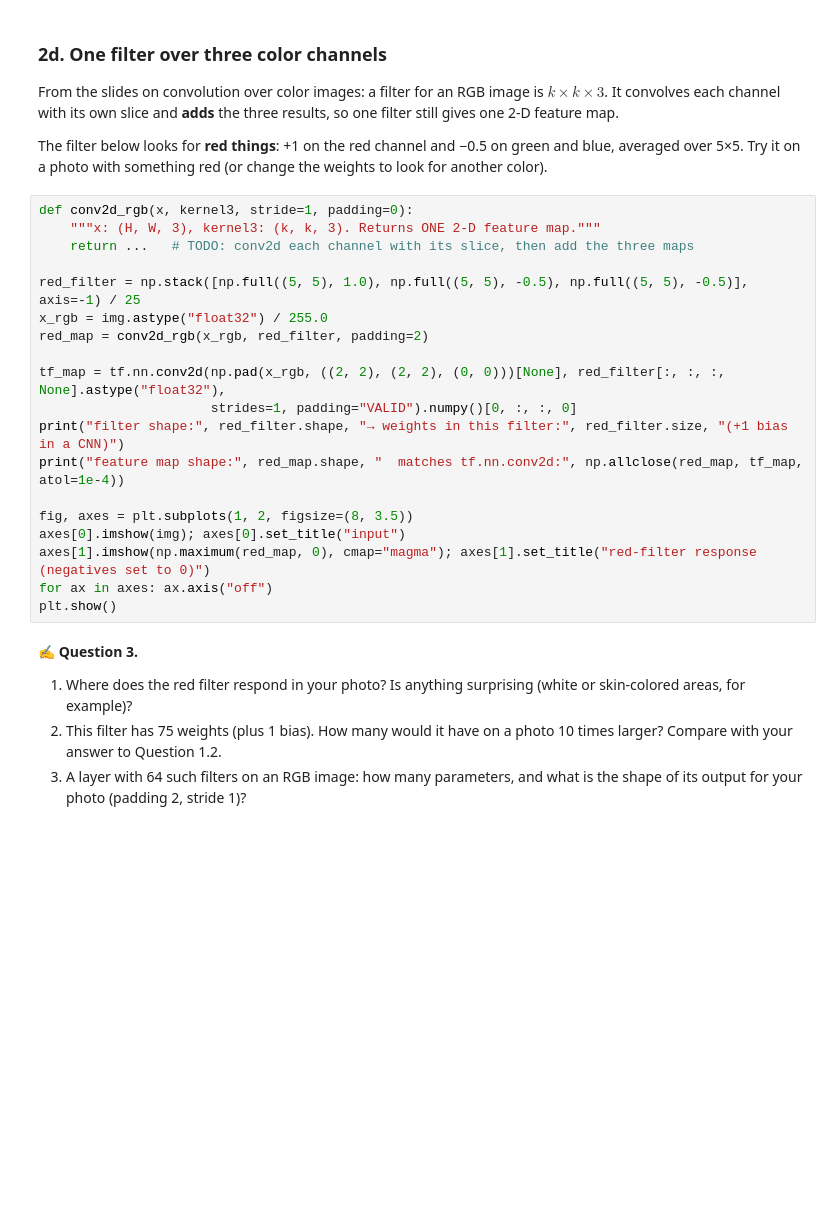
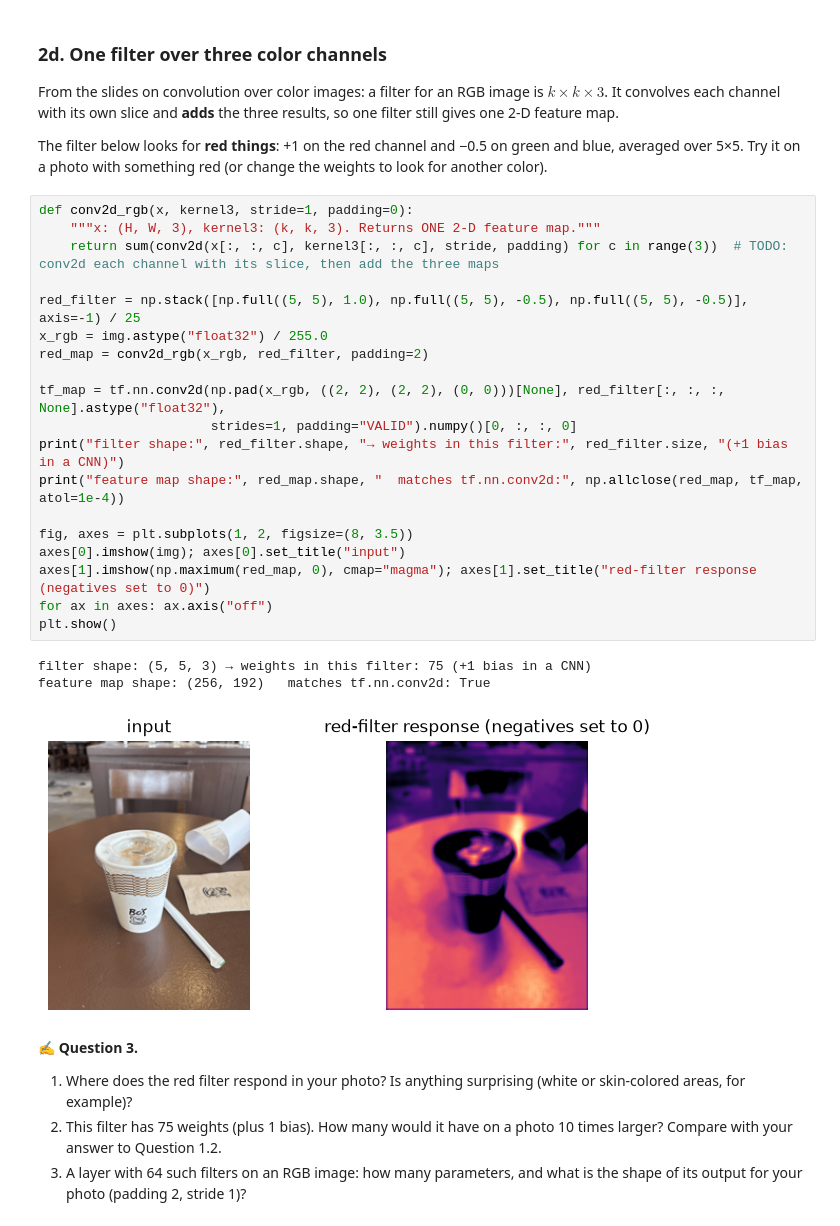
Before and after one commit to mrchuuuu/Tan_CSC173_Lecture03, a Jupyter notebook: CSC173_Lecture03_Deep_Computer_Vision_Demo.ipynb, the cells around one changed output. Saved outputs shown, nothing was run; the diff lists cells and outputs as text; blank space fills up the shorter version.

```diff
--- a/CSC173_Lecture03_Deep_Computer_Vision_Demo.ipynb
+++ b/CSC173_Lecture03_Deep_Computer_Vision_Demo.ipynb
@@ -284,22 +303,26 @@ The filter below looks for **red things**: +1 on the red channel and −0.5 on g
 # %%
 def conv2d_rgb(x, kernel3, stride=1, padding=0):
     """x: (H, W, 3), kernel3: (k, k, 3). Returns ONE 2-D feature map."""
-    return ...   # TODO: conv2d each channel with its slice, then add the three maps
+    return sum(conv2d(x[:, :, c], kernel3[:, :, c], stride, padding) for c in range(3))  # TODO: conv2d each channel with its slice, then add the three maps
 
 red_filter = np.stack([np.full((5, 5), 1.0), np.full((5, 5), -0.5), np.full((5, 5), -0.5)], axis=-1) / 25
 x_rgb = img.astype("float32") / 255.0
 red_map = conv2d_rgb(x_rgb, red_filter, padding=2)
 
 tf_map = tf.nn.conv2d(np.pad(x_rgb, ((2, 2), (2, 2), (0, 0)))[None], red_filter[:, :, :, None].astype("float32"),
                       strides=1, padding="VALID").numpy()[0, :, :, 0]
 print("filter shape:", red_filter.shape, "→ weights in this filter:", red_filter.size, "(+1 bias in a CNN)")
 print("feature map shape:", red_map.shape, "  matches tf.nn.conv2d:", np.allclose(red_map, tf_map, atol=1e-4))
 
 fig, axes = plt.subplots(1, 2, figsize=(8, 3.5))
 axes[0].imshow(img); axes[0].set_title("input")
 axes[1].imshow(np.maximum(red_map, 0), cmap="magma"); axes[1].set_title("red-filter response (negatives set to 0)")
 for ax in axes: ax.axis("off")
 plt.show()
+# %% [output]
+filter shape: (5, 5, 3) → weights in this filter: 75 (+1 bias in a CNN)
+feature map shape: (256, 192)   matches tf.nn.conv2d: True
+[figure, added]
 # %% [markdown]
 ✍️ **Question 3.**
 1. Where does the red filter respond in your photo? Is anything surprising (white or skin-colored areas, for example)?
```
Also changed, not shown: parts of 5 cells of this notebook.
